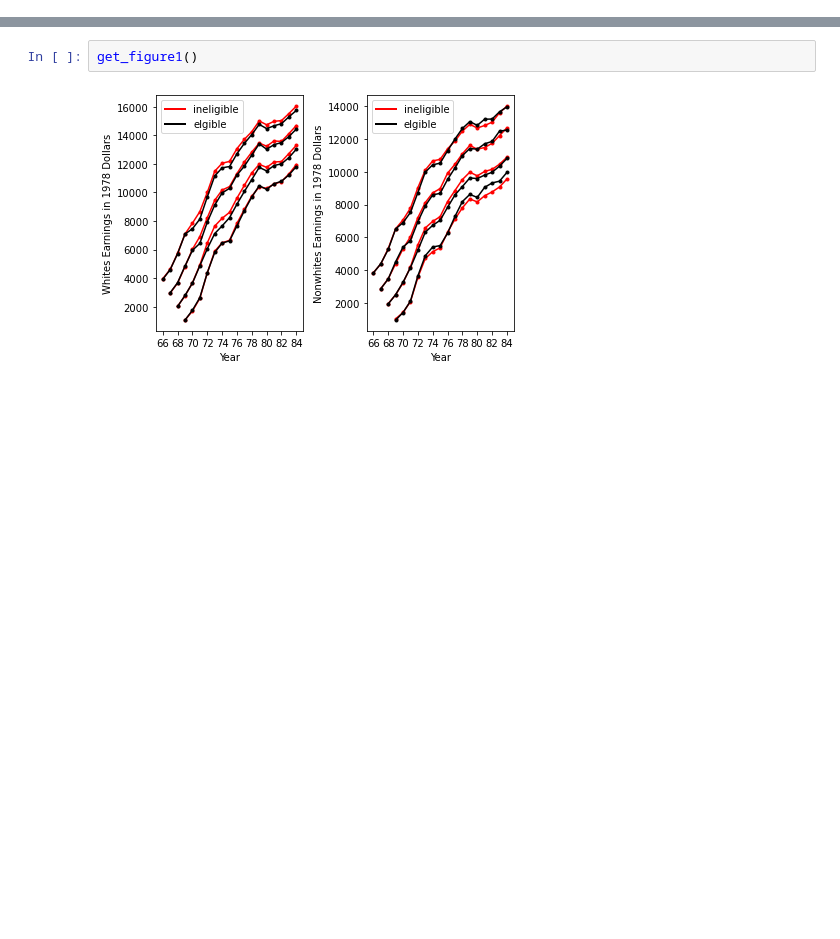
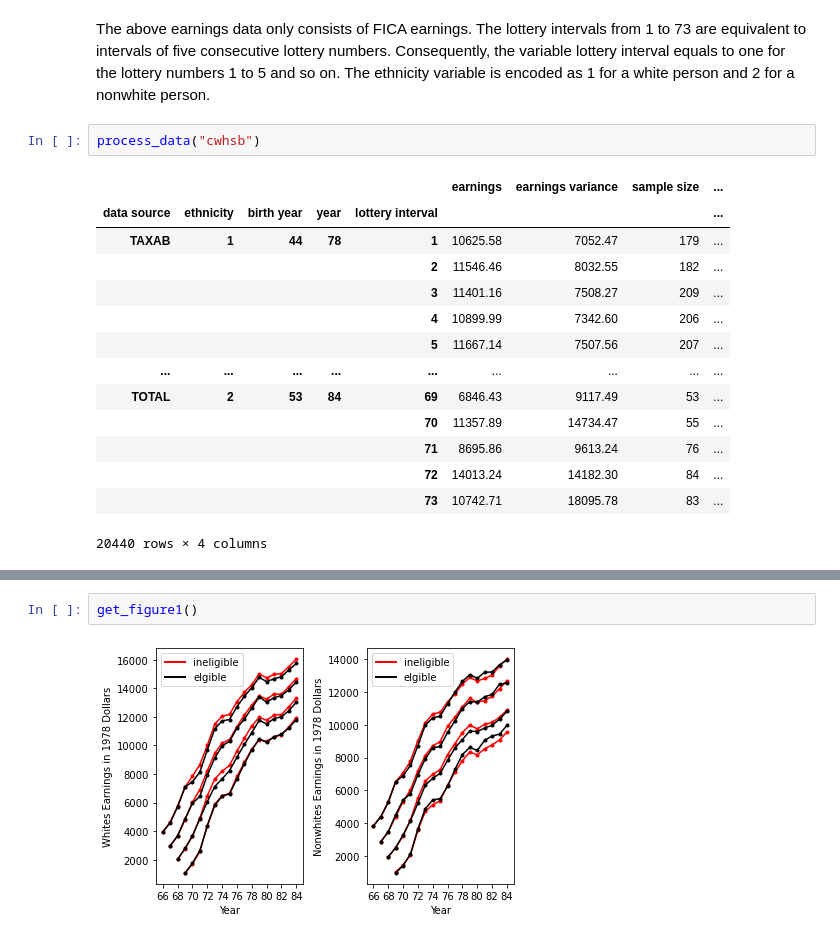
Before and after one commit to Pascalheid/microeconometrics-course-project-Pascalheid, a Jupyter notebook: Angrist_1990.ipynb, the cells around one changed output, grey strips where cells are left out. Saved outputs shown, nothing was run; the diff lists cells and outputs as text; blank space fills up the shorter version.

Commit message:
Add introduction and data description.

```diff
--- a/Angrist_1990.ipynb
+++ b/Angrist_1990.ipynb
@@ -7,0 +82,19 @@ warnings.filterwarnings('ignore')
+# %% [markdown]
+The above earnings data only consists of FICA earnings. The lottery intervals from 1 to 73 are equivalent to intervals of five consecutive lottery numbers. Consequently, the variable lottery interval equals to one for the lottery numbers 1 to 5 and so on. The ethnicity variable is encoded as 1 for a white person and 2 for a nonwhite person.
+# %%
+process_data("cwhsb")
+# %% [output]
+|  |  |  |  |  | earnings | earnings variance | sample size | ... |
+| data source | ethnicity | birth year | year | lottery interval |  |  |  | ... |
+| TAXAB | 1 | 44 | 78 | 1 | 10625.58 | 7052.47 | 179 | ... |
+|  |  |  |  | 2 | 11546.46 | 8032.55 | 182 | ... |
+|  |  |  |  | 3 | 11401.16 | 7508.27 | 209 | ... |
+|  |  |  |  | 4 | 10899.99 | 7342.60 | 206 | ... |
+|  |  |  |  | 5 | 11667.14 | 7507.56 | 207 | ... |
+| ... | ... | ... | ... | ... | ... | ... | ... | ... |
+| TOTAL | 2 | 53 | 84 | 69 | 6846.43 | 9117.49 | 53 | ... |
+|  |  |  |  | 70 | 11357.89 | 14734.47 | 55 | ... |
+|  |  |  |  | 71 | 8695.86 | 9613.24 | 76 | ... |
+|  |  |  |  | 72 | 14013.24 | 14182.30 | 84 | ... |
+|  |  |  |  | 73 | 10742.71 | 18095.78 | 83 | ... |
+20440 rows × 4 columns
```
Also changed, not shown: parts of 15 cells of this notebook, 1 other file.
